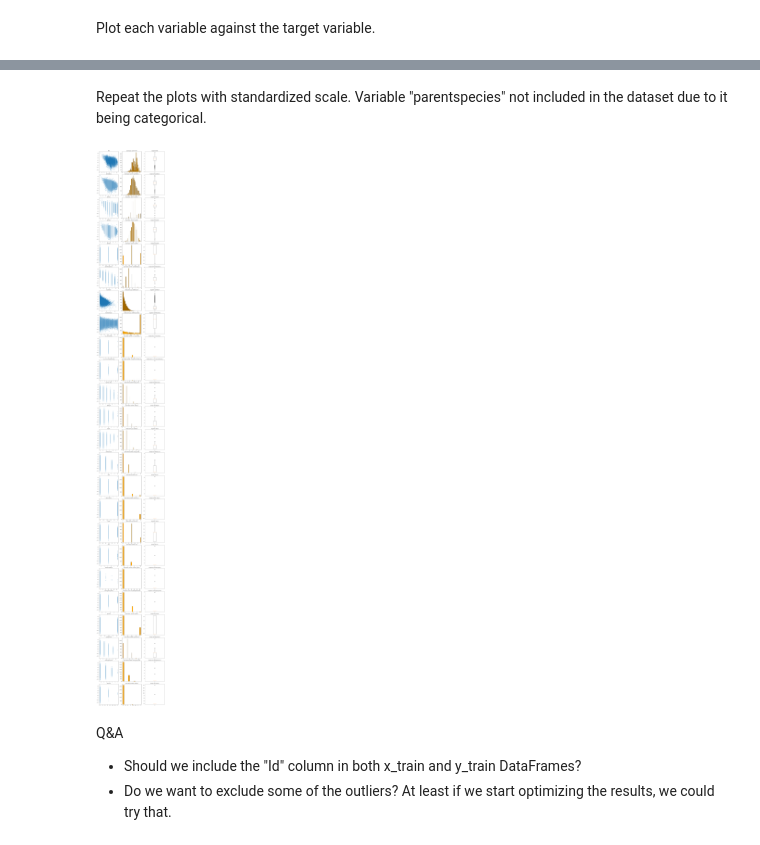
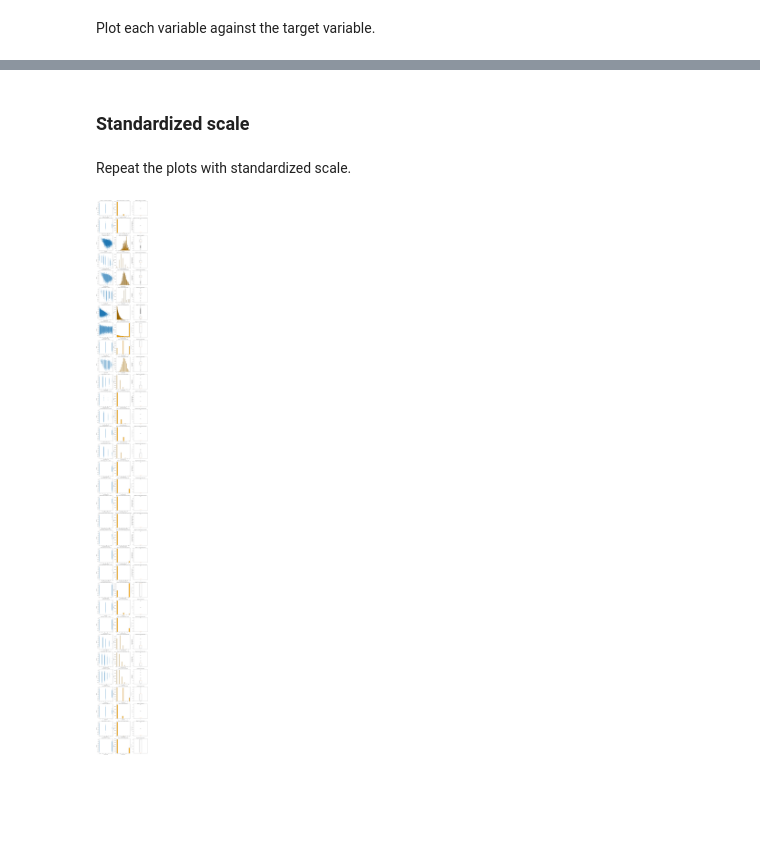
Before and after one commit to maijams/iml-term-project, a Jupyter notebook: pre-processing.ipynb, the cells around one changed output, grey strips where cells are left out. Saved outputs shown, nothing was run; the diff lists cells and outputs as text; code cells hidden in the pictures; blank space fills up the shorter version.

```diff
--- a/pre-processing.ipynb
+++ b/pre-processing.ipynb
@@ -50,24 +165,26 @@ Plot each variable against the target variable.
 # %%
-n = x_train.shape[1]
+n = X_train.shape[1]
 
 fig, axes = plt.subplots(n, 3, figsize=(15, 5 * n))
 
 # Plot each column
 for i in range(n):
     #Scatter plot
-    axes[i,0].scatter(x_train.iloc[:, i], target, label=x_train.columns[i], marker='.')
-    axes[i,0].set_title(x_train.columns[i])
+    axes[i,0].scatter(X_train.iloc[:, i], y_train, marker=".")
+    axes[i,0].set_title(f"{X_train.columns[i]} vs. pSat_Pa")
+    axes[i,0].set_xlabel(X_train.columns[i])
+    axes[i,0].set_ylabel("pSat_Pa")
 
     # Add a histogram for the count of observations
-    axes[i,1].hist(x_train.iloc[:,i], bins="auto", color='orange', edgecolor="black")
-    axes[i,1].set_title(f'Observation Count for {x_train.columns[i]}')
+    axes[i,1].hist(X_train.iloc[:,i], bins="auto", color="orange", edgecolor="black")
+    axes[i,1].set_title(f"Observation Count for {X_train.columns[i]}")
+    axes[i,1].set_xlabel(X_train.columns[i])
+    axes[i,1].set_ylabel("Count")
 
     #Add a boxplot for a variable
-    if x_train.columns[i] != "parentspecies":
-        axes[i, 2].boxplot(x_train.iloc[:, i])
-        axes[i, 2].set_title(f'Boxplot for {x_train.columns[i]}')
-    else:
-        continue
+    axes[i,2].boxplot(X_train.iloc[:, i])
+    axes[i,2].set_title(f"Boxplot for {X_train.columns[i]}")
+    axes[i,2].set_ylabel(X_train.columns[i])
 
 # Adjust layout
 plt.tight_layout()
@@ -116,32 +196,35 @@ x_test_less_one_scaled = pd.DataFrame(x_test_less_one_scaled, columns=variable_n
+# %% [markdown]
+### Standardized scale
 # %% [markdown]
-Repeat the plots with standardized scale. Variable "parentspecies" not included in the dataset due to it being categorical.
+Repeat the plots with standardized scale.
 # %%
-n = x_train_less_one_scaled.shape[1]
+n = X_train_scaled_w_col_names.shape[1]
 
 fig, axes = plt.subplots(n, 3, figsize=(15, 5 * n))
 
 # Plot each column
 for i in range(n):
     #Scatter plot
-    axes[i,0].scatter(x_train_less_one_scaled.iloc[:, i], target, label=x_train_less_one_scaled.columns[i], marker='.')
-    axes[i,0].set_title(x_train_less_one_scaled.columns[i])
+    axes[i,0].scatter(X_train_scaled_w_col_names.iloc[:, i], y_train, marker=".")
+    axes[i,0].set_title(f"Scaled {X_train_scaled_w_col_names.columns[i]} vs. pSat_Pa")
+    axes[i,0].set_xlabel(f"Scaled {X_train_scaled_w_col_names.columns[i]}")
+    axes[i,0].set_ylabel("pSat_Pa")
 
     # Add a histogram for the count of observations
-    axes[i,1].hist(x_train_less_one_scaled.iloc[:,i], bins="auto", color='orange', edgecolor="black")
-    axes[i,1].set_title(f'Observation Count for {x_train_less_one_scaled.columns[i]}')
+    axes[i,1].hist(X_train_scaled_w_col_names.iloc[:,i], bins="auto", color="orange", edgecolor="black")
+    axes[i,1].set_title(f"Observ. Count for Scaled {X_train_scaled_w_col_names.columns[i]}")
+    axes[i,1].set_xlabel(f"Scaled {X_train_scaled_w_col_names.columns[i]}")
+    axes[i,1].set_ylabel("Count")
 
     #Add a boxplot for a variable
-    axes[i, 2].boxplot(x_train_less_one_scaled.iloc[:, i])
-    axes[i, 2].set_title(f'Boxplot for {x_train_less_one_scaled.columns[i]}')
+    axes[i,2].boxplot(X_train_scaled_w_col_names.iloc[:, i])
+    axes[i,2].set_title(f"Boxplot for Scaled {X_train_scaled_w_col_names.columns[i]}")
+    axes[i,2].set_ylabel(f"Scaled {X_train_scaled_w_col_names.columns[i]}")
 
 # Adjust layout
 plt.tight_layout()
 
 # Show the plots
 plt.show()
 # %% [output]
-[figure, old version]
+[figure, new version]
-# %% [markdown]
-Q&A
-- Should we include the "Id" column in both x_train and y_train DataFrames?
-- Do we want to exclude some of the outliers? At least if we start optimizing the results, we could try that.
```
Also changed, not shown: parts of 34 cells of this notebook, 5 other files.
